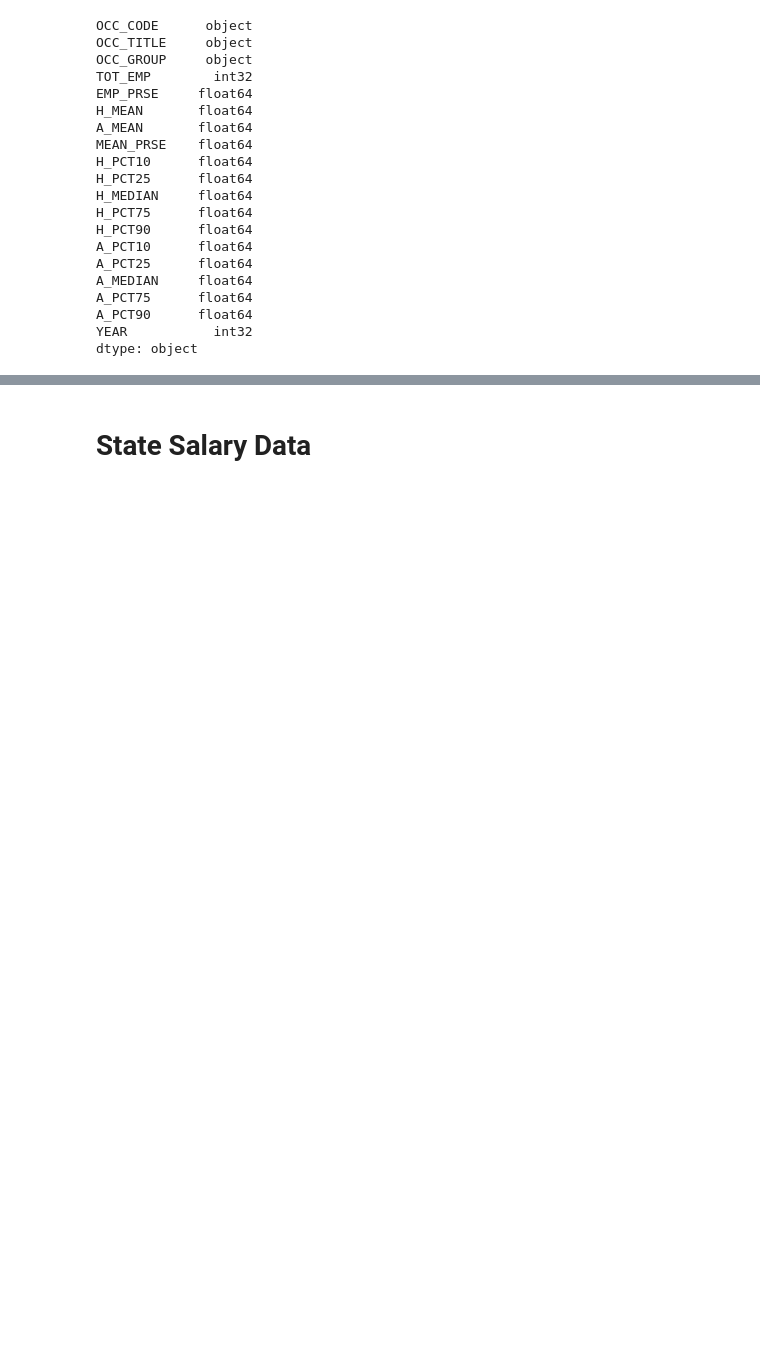
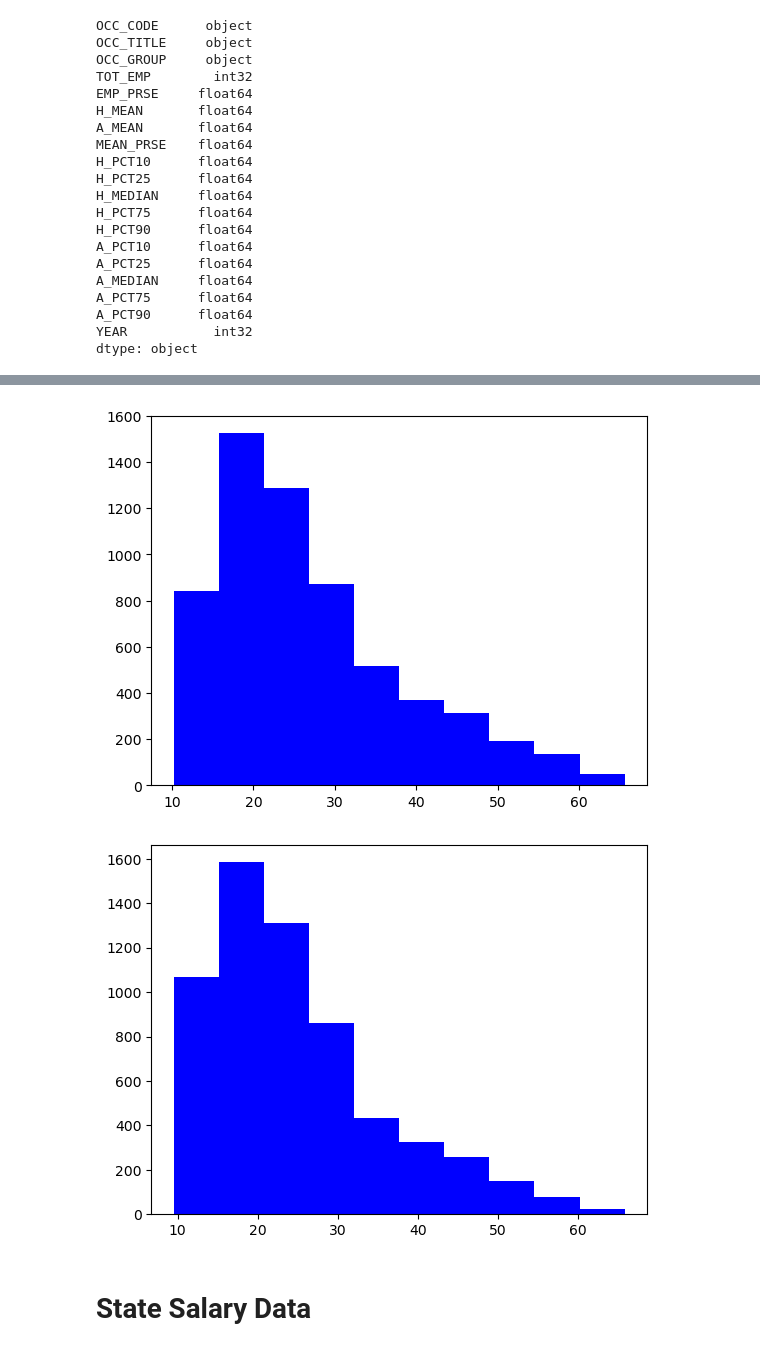
Before and after one commit to sammoe60/data-vikings, a Jupyter notebook: data_vikings_EDA.ipynb, the cells around one changed output, grey strips where cells are left out. Drawn from its saved outputs; the diff is of its cells as text; code cells hidden in the pictures; blank space fills up the shorter version.

```diff
--- a/data_vikings_EDA.ipynb
+++ b/data_vikings_EDA.ipynb
@@ -226,3 +343,11 @@ dtype: object
+# %%
+plt.hist(national_df['H_MEAN'], color='blue')
+plt.show()
+plt.hist(national_df['H_MEDIAN'], color='blue')
+plt.show()
+# %% [output]
+[figure, added]
+[figure, added]
 # %% [markdown]
 # State Salary Data
 # %%
```
Also changed, not shown: parts of 19 cells of this notebook, 4 other files.
